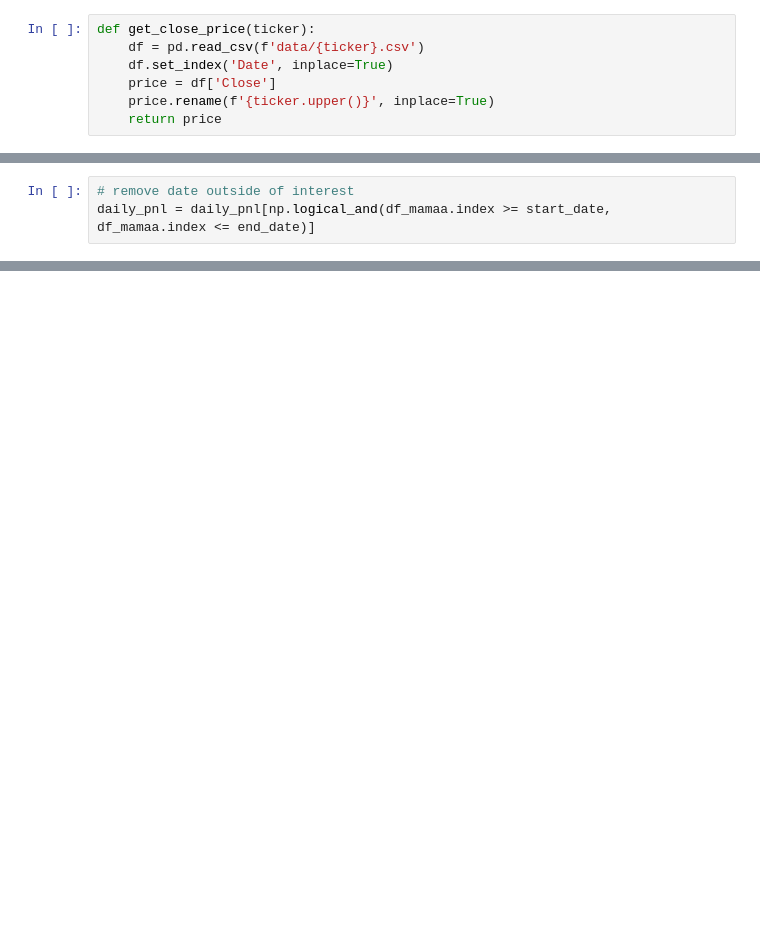
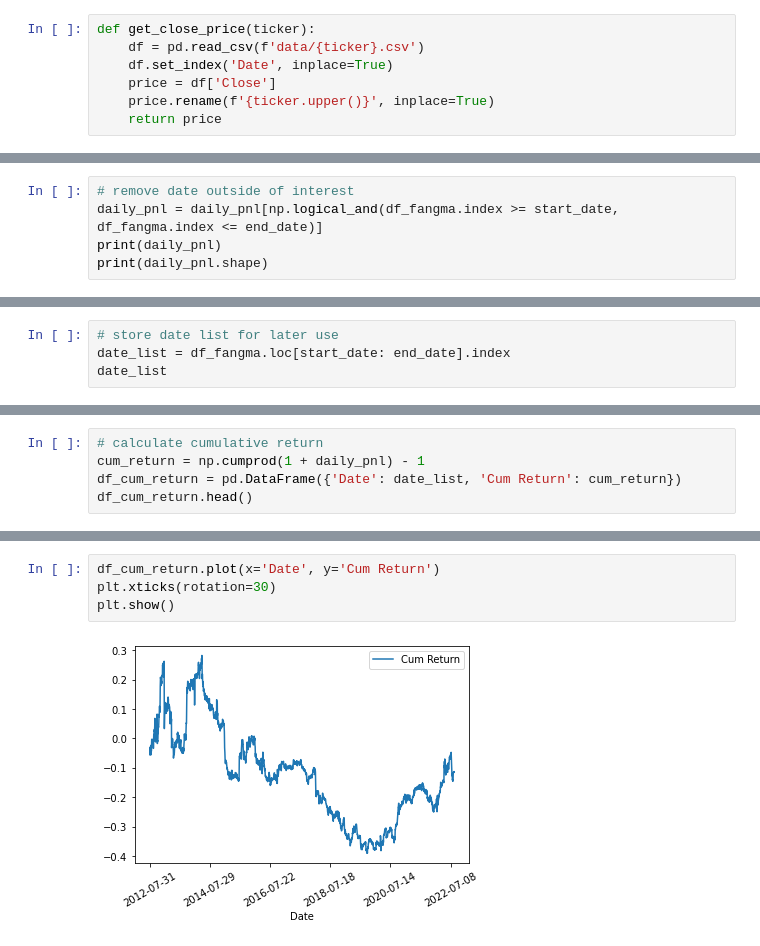
Before and after one commit to hoytlui/Mean-Reverting-Quant-Research, a Jupyter notebook: meanReverting.ipynb, the cells around one changed output, grey strips where cells are left out. Saved outputs shown, nothing was run; the diff lists cells and outputs as text; blank space fills up the shorter version.

```diff
--- a/meanReverting.ipynb
+++ b/meanReverting.ipynb
@@ -169,3 +194,5 @@ array([ 0.        ,  0.        , -0.03924255, ...,  0.00579623,
 # %%
 # remove date outside of interest
-daily_pnl = daily_pnl[np.logical_and(df_mamaa.index >= start_date, df_mamaa.index <= end_date)]
+daily_pnl = daily_pnl[np.logical_and(df_fangma.index >= start_date, df_fangma.index <= end_date)]
+print(daily_pnl)
+print(daily_pnl.shape)
@@ -171,0 +203,4 @@ daily_pnl = daily_pnl[np.logical_and(df_mamaa.index >= start_date, df_mamaa.inde
+# %%
+# store date list for later use
+date_list = df_fangma.loc[start_date: end_date].index
+date_list
@@ -181,0 +224,5 @@ Sharpe ratio for this strategy is negative, and it's before any transaction cost
+# %%
+# calculate cumulative return
+cum_return = np.cumprod(1 + daily_pnl) - 1
+df_cum_return = pd.DataFrame({'Date': date_list, 'Cum Return': cum_return})
+df_cum_return.head()
@@ -181,0 +236,6 @@ Sharpe ratio for this strategy is negative, and it's before any transaction cost
+# %%
+df_cum_return.plot(x='Date', y='Cum Return')
+plt.xticks(rotation=30)
+plt.show()
+# %% [output]
+[figure, added]
```
Also changed, not shown: parts of 36 cells of this notebook, 7 other files.
